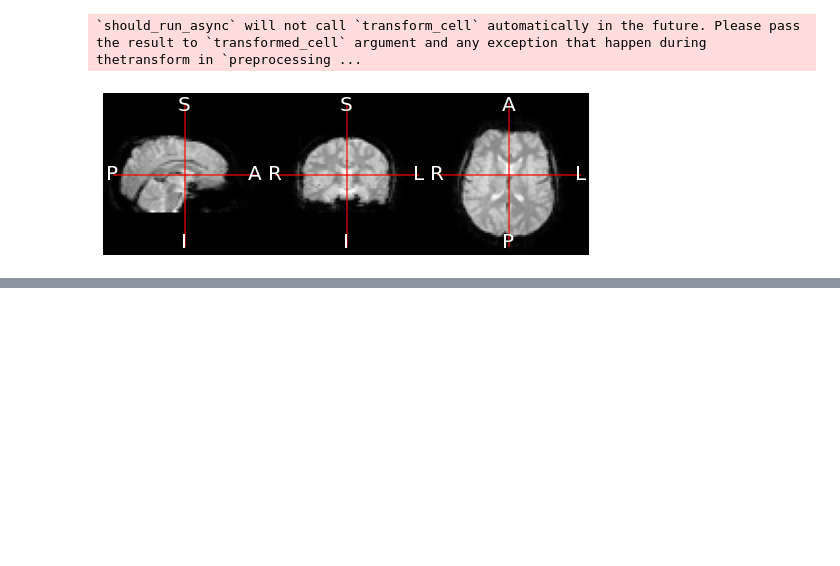
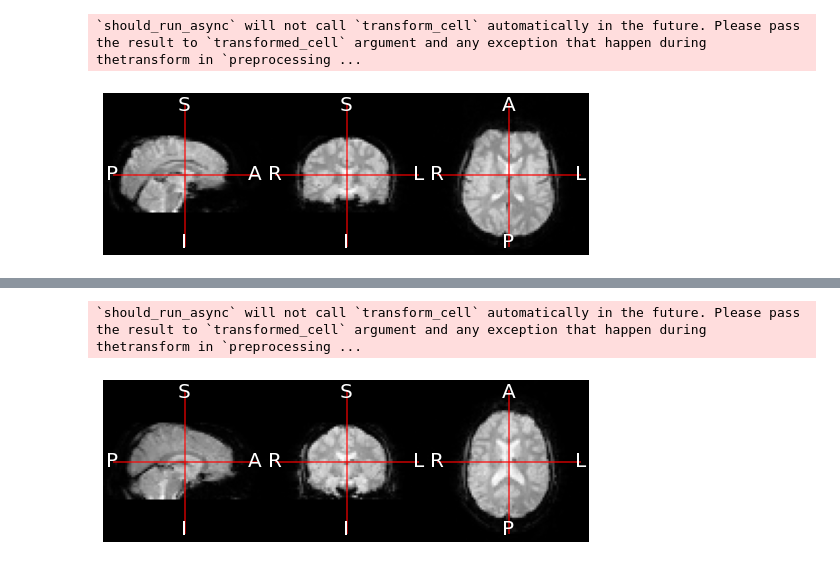
Before and after one commit to Aglinskas/BC-ORG-Data, a Jupyter notebook: Code/copy-study-subjects.ipynb, the cells around one changed output, grey strips where cells are left out. Cells and saved outputs as stored; diff of their text form; code cells hidden in the pictures; blank space fills up the shorter version.

```diff
--- a/Code/copy-study-subjects.ipynb
+++ b/Code/copy-study-subjects.ipynb
@@ -167,0 +175,8 @@ im.plot_ortho(flat=True)
+# %%
+import ants
+im = ants.image_read('/mmfs1/data/pijarj/ds-2075/sub-002/func/sub-002_task-rest_bold.nii.gz')
+im = ants.slice_image(im,axis=3,idx=0)
+im.plot_ortho(flat=True)
+# %% [output]
+`should_run_async` will not call `transform_cell` automatically in the future. Please pass the result to `transformed_cell` argument and any exception that happen during thetransform in `preprocessing ...
+[figure, added]
```
Also changed, not shown: parts of 1 cell of this notebook, 2 other files.
